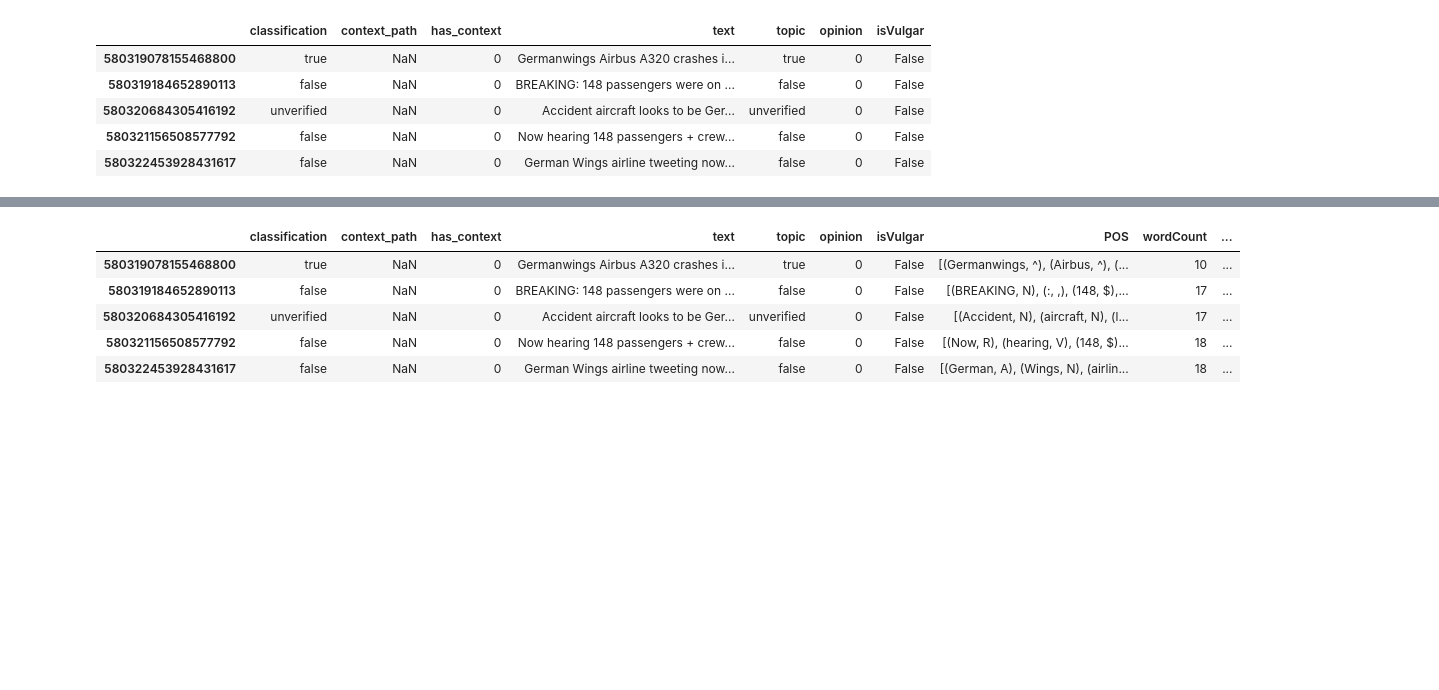
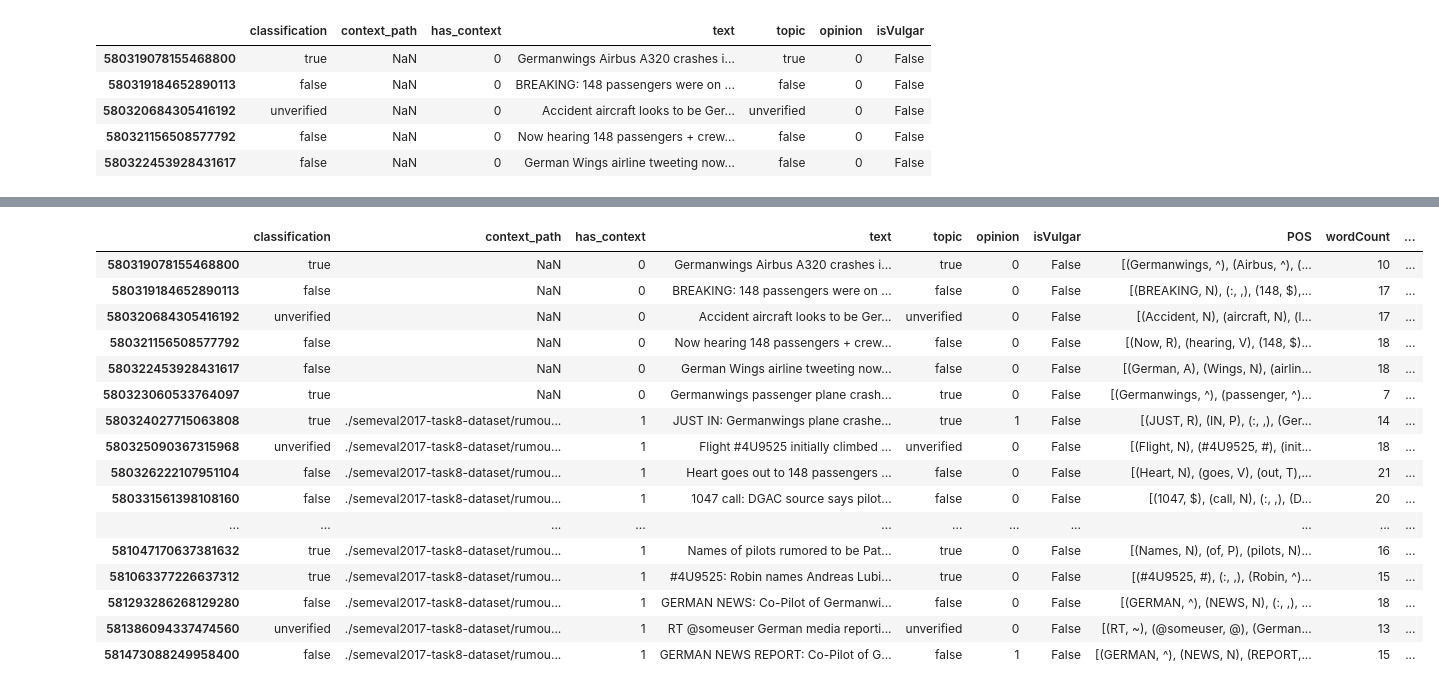
Before and after one commit to happythenewsad/530project, a Jupyter notebook: file_reader.ipynb, the cells around one changed output, grey strips where cells are left out. Cells and saved outputs as stored; diff of their text form; code cells hidden in the pictures; blank space fills up the shorter version.

```diff
--- a/file_reader.ipynb
+++ b/file_reader.ipynb
@@ -62,25 +73,36 @@ df.head()
 # %%
 word_counts = [TwitterParser.word_count(tagged_line) for tagged_line in df['POS']]
 pos_count_list = [TwitterParser.pos_counts(tagged_line) for tagged_line in df['POS']]
 contains_adjs = [TwitterParser.contains_adjectives(tagged_line) for tagged_line in df['POS']]
 contains_urls = [TwitterParser.contains_url(tagged_line) for tagged_line in df['POS']]
 contains_emojis = [TwitterParser.contains_emoji(tagged_line) for tagged_line in df['POS']]
 contains_abbrevs = [TwitterParser.contains_abbreviation(tagged_line) for tagged_line in df['POS']]
 
 df['wordCount'] = word_counts
 df['posCounts'] = pos_count_list
 df['containsAdjective'] = contains_adjs
 df['containsURL'] = contains_urls
 df['containsEmoji'] = contains_emojis
 df['containsAbbreviation'] = contains_abbrevs
-df.head()
+df
 # %% [output]
 |  | classification | context_path | has_context | text | topic | opinion | isVulgar | POS | wordCount | ... |
 | 580319078155468800 | true | NaN | 0 | Germanwings Airbus A320 crashes i... | true | 0 | False | [(Germanwings, ^), (Airbus, ^), (... | 10 | ... |
 | 580319184652890113 | false | NaN | 0 | BREAKING: 148 passengers were on ... | false | 0 | False | [(BREAKING, N), (:, ,), (148, $),... | 17 | ... |
 | 580320684305416192 | unverified | NaN | 0 | Accident aircraft looks to be Ger... | unverified | 0 | False | [(Accident, N), (aircraft, N), (l... | 17 | ... |
 | 580321156508577792 | false | NaN | 0 | Now hearing 148 passengers + crew... | false | 0 | False | [(Now, R), (hearing, V), (148, $)... | 18 | ... |
 | 580322453928431617 | false | NaN | 0 | German Wings airline tweeting now... | false | 0 | False | [(German, A), (Wings, N), (airlin... | 18 | ... |
+| 580323060533764097 | true | NaN | 0 | Germanwings passenger plane crash... | true | 0 | False | [(Germanwings, ^), (passenger, ^)... | 7 | ... |
+| 580324027715063808 | true | ./semeval2017-task8-dataset/rumou... | 1 | JUST IN: Germanwings plane crashe... | true | 1 | False | [(JUST, R), (IN, P), (:, ,), (Ger... | 14 | ... |
+| 580325090367315968 | unverified | ./semeval2017-task8-dataset/rumou... | 1 | Flight #4U9525 initially climbed ... | unverified | 0 | False | [(Flight, N), (#4U9525, #), (init... | 18 | ... |
+| 580326222107951104 | false | ./semeval2017-task8-dataset/rumou... | 1 | Heart goes out to 148 passengers ... | false | 0 | False | [(Heart, N), (goes, V), (out, T),... | 21 | ... |
+| 580331561398108160 | false | ./semeval2017-task8-dataset/rumou... | 1 | 1047 call: DGAC source says pilot... | false | 0 | False | [(1047, $), (call, N), (:, ,), (D... | 20 | ... |
+| ... | ... | ... | ... | ... | ... | ... | ... | ... | ... | ... |
+| 581047170637381632 | true | ./semeval2017-task8-dataset/rumou... | 1 | Names of pilots rumored to be Pat... | true | 0 | False | [(Names, N), (of, P), (pilots, N)... | 16 | ... |
+| 581063377226637312 | true | ./semeval2017-task8-dataset/rumou... | 1 | #4U9525: Robin names Andreas Lubi... | true | 0 | False | [(#4U9525, #), (:, ,), (Robin, ^)... | 15 | ... |
+| 581293286268129280 | false | ./semeval2017-task8-dataset/rumou... | 1 | GERMAN NEWS: Co-Pilot of Germanwi... | false | 0 | False | [(GERMAN, ^), (NEWS, N), (:, ,), ... | 18 | ... |
+| 581386094337474560 | unverified | ./semeval2017-task8-dataset/rumou... | 1 | RT @someuser German media reporti... | unverified | 0 | False | [(RT, ~), (@someuser, @), (German... | 13 | ... |
+| 581473088249958400 | false | ./semeval2017-task8-dataset/rumou... | 1 | GERMAN NEWS REPORT: Co-Pilot of G... | false | 1 | False | [(GERMAN, ^), (NEWS, N), (REPORT,... | 15 | ... |
 # %%
 for i, tag in enumerate(TwitterParser.tagset):
     tag_counts = []
```
Also changed, not shown: parts of 11 cells of this notebook, 1 other file.
